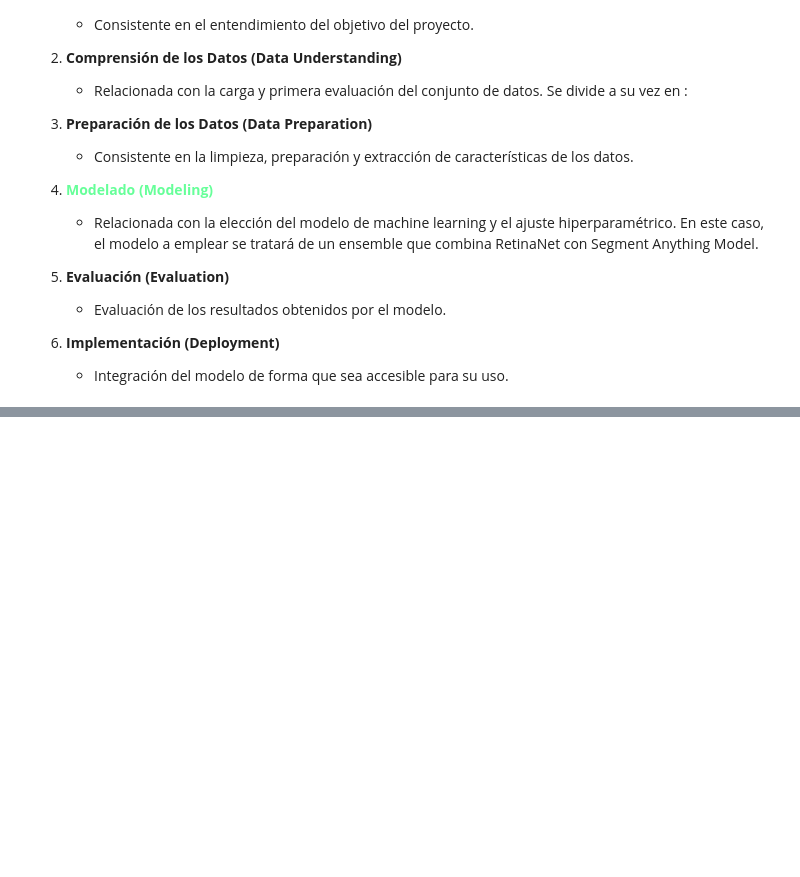
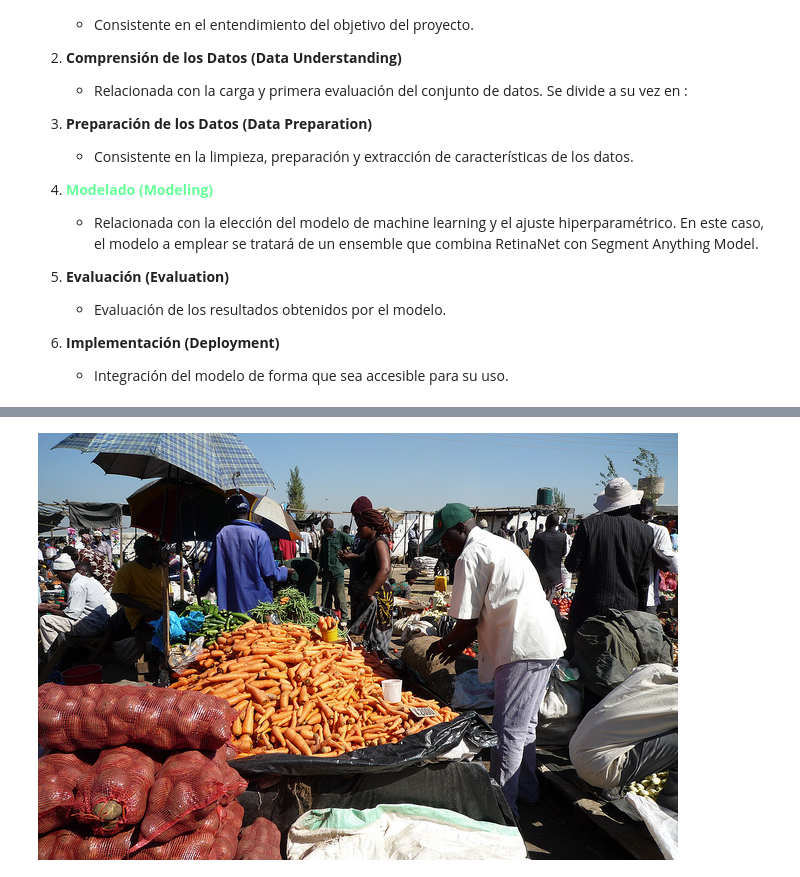
Before and after one commit to rucasca/TFM, a Jupyter notebook: src/data_modeling_RetinaNet.ipynb, the cells around one changed output, grey strips where cells are left out. Cells and saved outputs as stored; diff of their text form; code cells hidden in the pictures; blank space fills up the shorter version.

```diff
--- a/src/data_modeling_RetinaNet.ipynb
+++ b/src/data_modeling_RetinaNet.ipynb
@@ -82,0 +102,9 @@ plt.show()
+# %%
+
+N_CLASSES = len(objetives) + 1
+
+DIR_TRAIN_ANNOTATIONS = yaml["dirs"]["anotaciones"]["train"]
+DIR_TRAIN_IMGS = yaml["dirs"]["imagenes"]["train"]
+DIR_TRAIN_IMGS = os.path.abspath(os.path.join(os.getcwd(), "..", DIR_TRAIN_IMGS))
+
+coco=COCO(os.path.join(os.getcwd(),"..", DIR_TRAIN_ANNOTATIONS))
@@ -82,0 +213,4 @@ plt.show()
+# %%
+img
+# %% [output]
+[figure, added]
```
Also changed, not shown: parts of 29 cells of this notebook, 2 other files.
